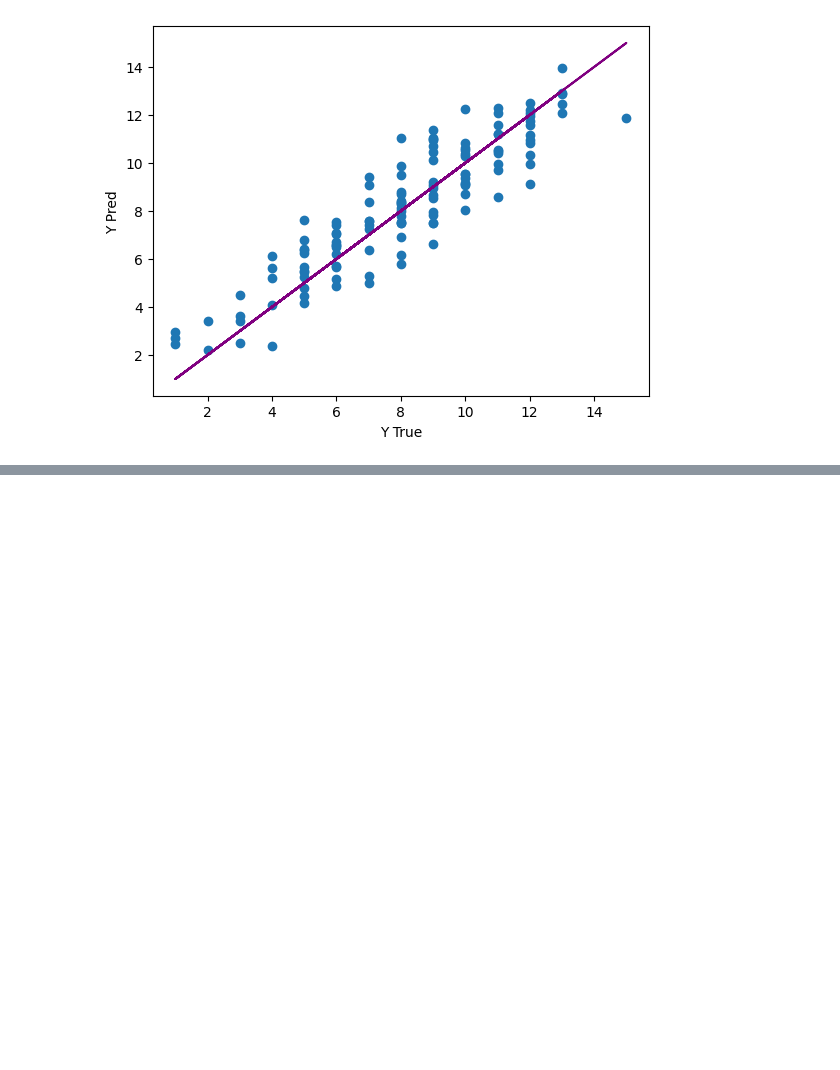
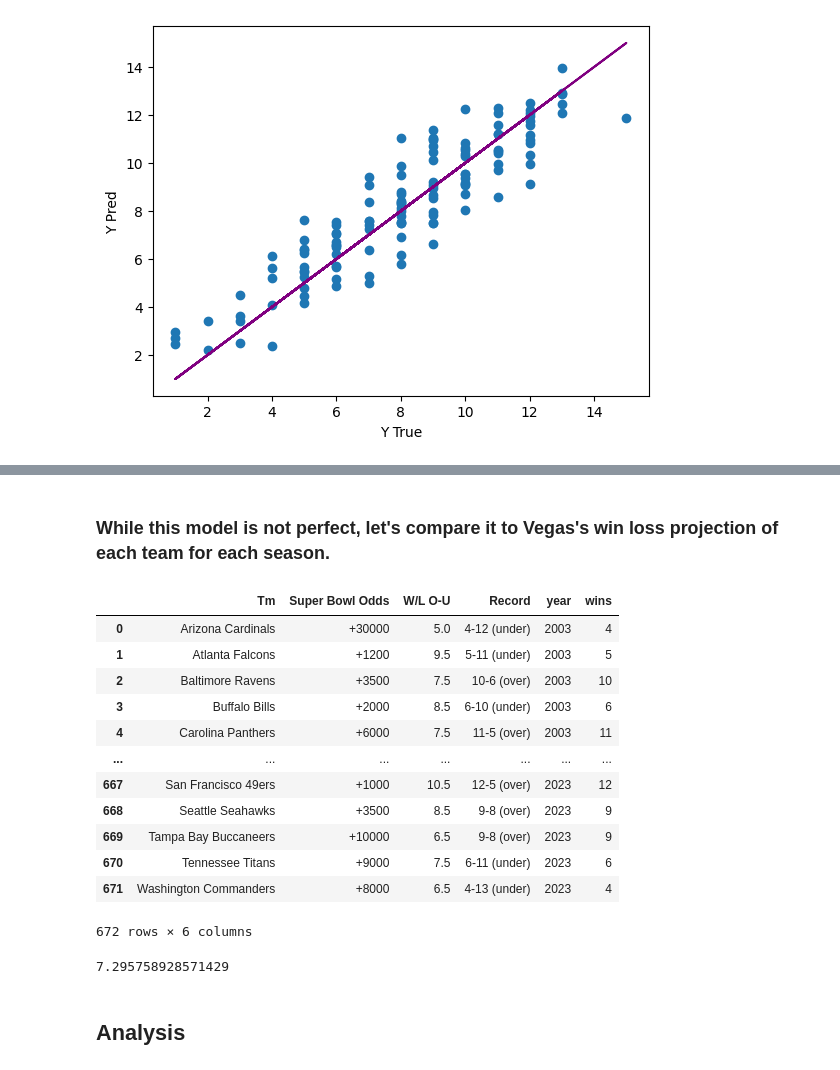
Before and after one commit to tyleryandt18/NFL-Data-Exploration, a Jupyter notebook: NumWinsModel.ipynb, the cells around one changed output, grey strips where cells are left out. Drawn from its saved outputs; the diff is of its cells as text; code cells hidden in the pictures; blank space fills up the shorter version.

```diff
--- a/NumWinsModel.ipynb
+++ b/NumWinsModel.ipynb
@@ -56,0 +114,61 @@ plt.show()
+# %% [markdown]
+### While this model is not perfect, let's compare it to Vegas's win loss projection of each team for each season.
+# %%
+import requests
+from bs4 import BeautifulSoup
+
+vegas_data = []
+
+for year in data['year'].unique():
+
+    url = f'https://www.pro-football-reference.com/years/{year}/preseason_odds.htm'
+    response = requests.get(url)
+    soup = BeautifulSoup(response.content, 'html.parser')
+
+    table = soup.find('table', {'id': 'preseason_odds'})
+
+    headers = [th.text for th in table.find('tr').find_all('th')]
+    headers.append('year')
+
+    # Extract data
+    for row in table.find_all('tr')[1:]:  # Skip header row
+        my_row = []
+        # Find the team name column
+        team_name = row.find('a').text
+        my_row.append(team_name)
+        cols = row.find_all('td')
+        if cols:  # Avoid empty rows
+            my_row.extend([col.text for col in cols])
+        my_row.append(year)
+        vegas_data.append(my_row)
+
+# Create DataFrame
+vegas_df = pd.DataFrame(vegas_data, columns=headers)
+# %%
+vegas_df['wins'] = vegas_df['Record'].apply(lambda x: x.split('-')[0])
+vegas_df
+# %% [output]
+|  | Tm | Super Bowl Odds | W/L O-U | Record | year | wins |
+| 0 | Arizona Cardinals | +30000 | 5.0 | 4-12 (under) | 2003 | 4 |
+| 1 | Atlanta Falcons | +1200 | 9.5 | 5-11 (under) | 2003 | 5 |
+| 2 | Baltimore Ravens | +3500 | 7.5 | 10-6 (over) | 2003 | 10 |
+| 3 | Buffalo Bills | +2000 | 8.5 | 6-10 (under) | 2003 | 6 |
+| 4 | Carolina Panthers | +6000 | 7.5 | 11-5 (over) | 2003 | 11 |
+| ... | ... | ... | ... | ... | ... | ... |
+| 667 | San Francisco 49ers | +1000 | 10.5 | 12-5 (over) | 2023 | 12 |
+| 668 | Seattle Seahawks | +3500 | 8.5 | 9-8 (over) | 2023 | 9 |
+| 669 | Tampa Bay Buccaneers | +10000 | 6.5 | 9-8 (over) | 2023 | 9 |
+| 670 | Tennessee Titans | +9000 | 7.5 | 6-11 (under) | 2023 | 6 |
+| 671 | Washington Commanders | +8000 | 6.5 | 4-13 (under) | 2023 | 4 |
+672 rows × 6 columns
+# %%
+import numpy as np
+
+vegas_df['wins'] = pd.to_numeric(vegas_df['wins'], errors='coerce')
+vegas_df['W/L O-U'] = pd.to_numeric(vegas_df['W/L O-U'], errors='coerce')
+
+mse(vegas_df['wins'], vegas_df['W/L O-U'])
+# %% [output]
+7.295758928571429
+# %% [markdown]
+## Analysis
```
Also changed, not shown: parts of 3 cells of this notebook.
